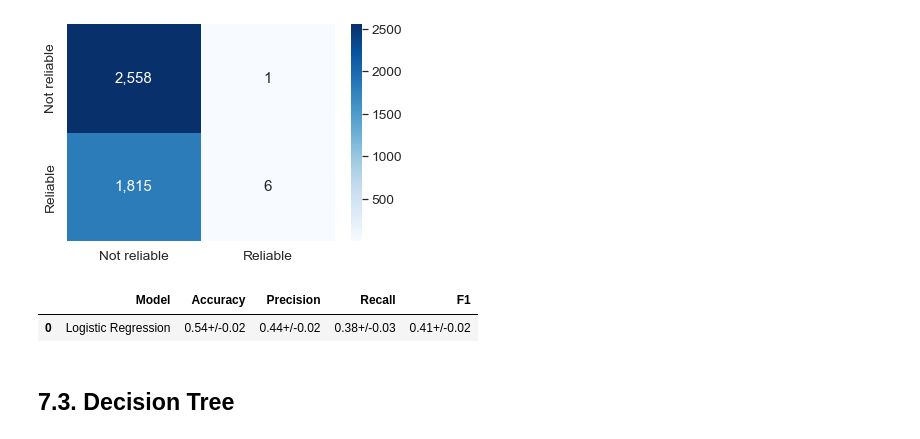
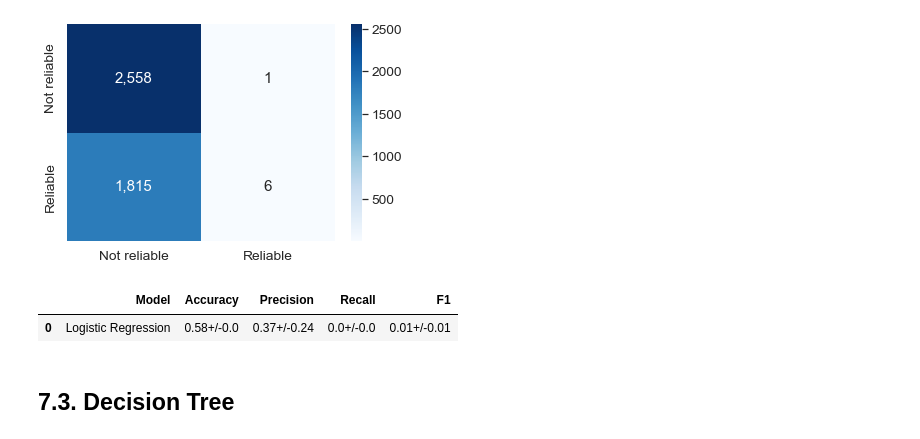
Before and after one commit to endhel/InvestBot, a Jupyter notebook: InvestBot.ipynb, the cells around one changed output. Drawn from its saved outputs; the diff is of its cells as text; code cells hidden in the pictures.

```diff
--- a/InvestBot.ipynb
+++ b/InvestBot.ipynb
@@ -701,7 +689,7 @@ X = df5.drop( 'Class', axis=1 )
 y = df5['Class']
 
 # split data in training and validation dataset - Hold-Out
-X_train, X_valid, y_train, y_valid = train_test_split( X, y, test_size=0.3, stratify=y, shuffle=True, random_state=13 )
+X_train, X_test, y_train, y_test = train_test_split( X, y, test_size=0.3, stratify=y, shuffle=True, random_state=13 )
 # %% [markdown]
 ## 5.2. Rescaling
 # %%
@@ -818,12 +806,12 @@ weighted avg       0.70      0.59      0.43      4380
 # %%
 # Cross Validation
 lr = LogisticRegression( random_state=13 )
 
-lr_cv = cross_validation( lr, X, y, 'Logistic Regression' )
+lr_cv = cross_validation( lr, X_train, y_train, 'Logistic Regression' )
 lr_cv
 # %% [output]
 |  | Model | Accuracy | Precision | Recall | F1 |
-| 0 | Logistic Regression | 0.54+/-0.02 | 0.44+/-0.02 | 0.38+/-0.03 | 0.41+/-0.02 |
+| 0 | Logistic Regression | 0.58+/-0.0 | 0.37+/-0.24 | 0.0+/-0.0 | 0.01+/-0.01 |
 # %% [markdown]
 ## 7.3. Decision Tree
 # %%
```
Also changed, not shown: parts of 26 cells of this notebook.
